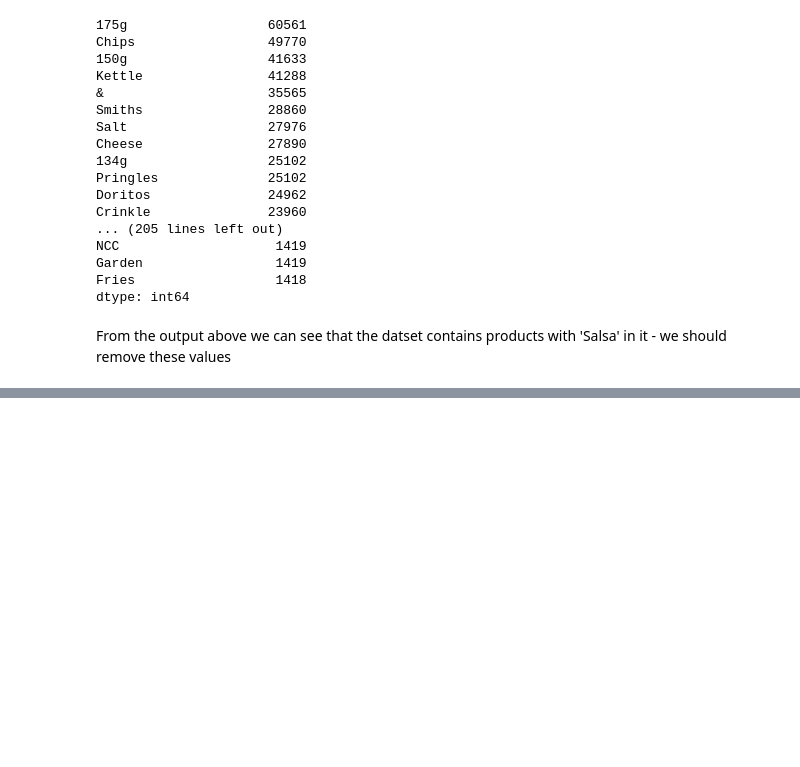
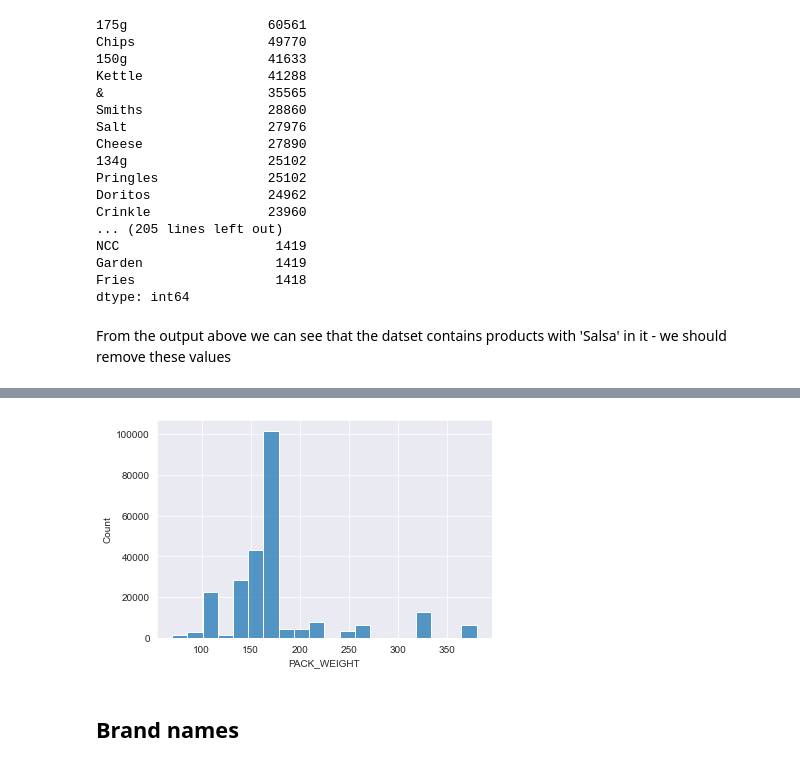
Before and after one commit to JoshyB14/Quantium_Data_Analytics_Virtual_Internship, a Jupyter notebook: Quantium_task1.ipynb, the cells around one changed output, grey strips where cells are left out. Saved outputs shown, nothing was run; the diff lists cells and outputs as text; code cells hidden in the pictures; blank space fills up the shorter version.

Commit message:
Added Pack size and Brand name summaries

```diff
--- a/Quantium_task1.ipynb
+++ b/Quantium_task1.ipynb
@@ -140,0 +150,3 @@ transaction_data.describe()
+# %%
+# Drop the outliers - these sales may be real or not - however they are outliers
+chips_data.drop(chips_data[chips_data['PROD_QTY']==200].index, inplace=True)
@@ -197,3 +213,6 @@ Fries                  1418
 dtype: int64
 # %% [markdown]
 From the output above we can see that the datset contains products with 'Salsa' in it - we should remove these values
+# %%
+# drop salsa products
+chips_data = chips_data[~chips_data['PROD_NAME'].str.contains('Salsa')]
@@ -199,0 +221,16 @@ From the output above we can see that the datset contains products with 'Salsa'
+# %%
+# extract weight/ size from product name
+
+# function to determine if weight in product name
+def product_weight(product_name):
+    """ Function extracts weight
+        from product name """
+    weight='' # string
+    for character in product_name: # loop over each character in product name
+        if character.isdigit(): # if character is a digit
+            weight+=character # add digit to the  string 'weight'
+    return int(weight) # return the int of the string 'weight' for each product
+# %%
+# Apply product_weight to 'PROD_NAME' column to create 'PACK_WEIGHT' column
+chips_data['PACK_WEIGHT']=chips_data['PROD_NAME'].apply(product_weight)
+chips_data.head()
@@ -199,0 +244,9 @@ From the output above we can see that the datset contains products with 'Salsa'
+# %%
+# Histogram of pack size
+sns.histplot(x='PACK_WEIGHT', bins=20, data=chips_data)
+plt.show()
+# most packs around the 170g and 175g size
+# %% [output]
+[figure, added]
+# %% [markdown]
+## Brand names
```
Also changed, not shown: parts of 12 cells of this notebook.
